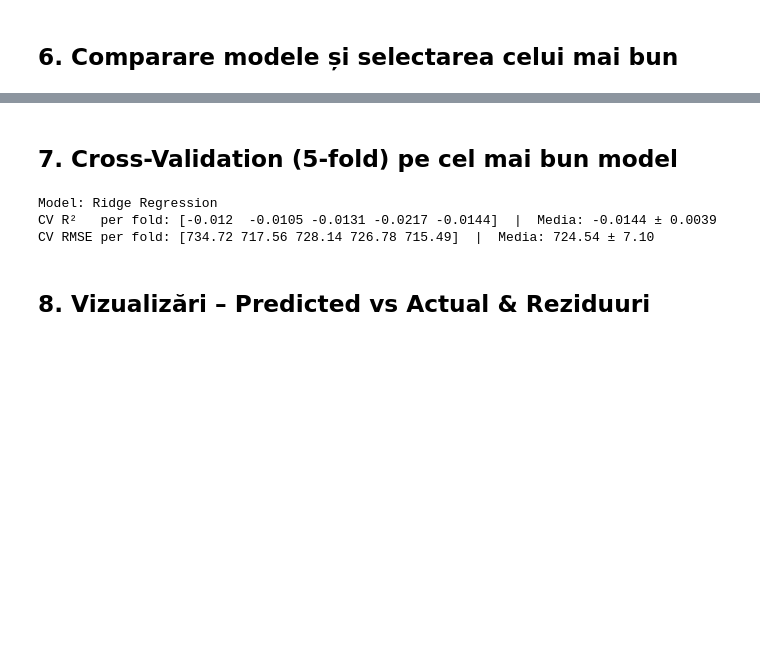
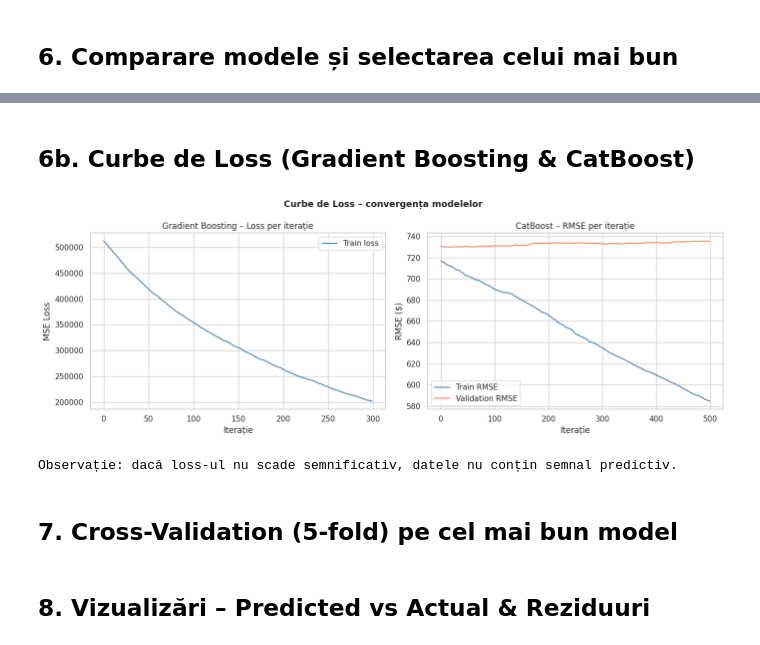
Before and after one commit to vldxndr/Hackathon-Raiffaisen, a Jupyter notebook: part1_regresie.ipynb, the cells around one changed output, grey strips where cells are left out. Saved outputs shown, nothing was run; the diff lists cells and outputs as text; code cells hidden in the pictures; blank space fills up the shorter version.

Commit message:
am adaugat cat boosting

```diff
--- a/part1_regresie.ipynb
+++ b/part1_regresie.ipynb
@@ -292,17 +338,70 @@ plt.show()
+# %% [markdown]
+## 6b. Curbe de Loss (Gradient Boosting & CatBoost)
+# %%
+fig, axes = plt.subplots(1, 2, figsize=(14, 5))
+
+# ── Gradient Boosting loss (train_score_ = deviance per iterație)
+gbr_model = trained_pipes["Gradient Boosting"]["model"]
+train_loss = gbr_model.train_score_
+axes[0].plot(train_loss, color="steelblue", lw=1.5, label="Train loss")
+axes[0].set_title("Gradient Boosting – Loss per iterație")
+axes[0].set_xlabel("Iterație")
+axes[0].set_ylabel("MSE Loss")
+axes[0].legend()
+
+# ── CatBoost loss (train + eval)
+cb_evals = catboost_model.get_evals_result()
+cb_train = cb_evals.get("learn", {}).get("RMSE", [])
+cb_eval  = cb_evals.get("validation", {}).get("RMSE", [])
+
+if cb_train:
+    axes[1].plot(cb_train, color="steelblue", lw=1.5, label="Train RMSE")
+if cb_eval:
+    axes[1].plot(cb_eval, color="coral", lw=1.5, label="Validation RMSE")
+axes[1].set_title("CatBoost – RMSE per iterație")
+axes[1].set_xlabel("Iterație")
+axes[1].set_ylabel("RMSE ($)")
+axes[1].legend()
+
+plt.suptitle("Curbe de Loss – convergența modelelor", fontsize=13, fontweight="bold")
+plt.tight_layout()
+plt.savefig("photos/loss_curves.png", dpi=120, bbox_inches="tight")
+plt.show()
+
+print("Observație: dacă loss-ul nu scade semnificativ, datele nu conțin semnal predictiv.")
+# %% [output]
+[figure, added]
+Observație: dacă loss-ul nu scade semnificativ, datele nu conțin semnal predictiv.
 # %% [markdown]
 ## 7. Cross-Validation (5-fold) pe cel mai bun model
 # %%
 kf = KFold(n_splits=5, shuffle=True, random_state=42)
-cv_r2   = cross_val_score(best_pipe, X, y, cv=kf, scoring="r2",                n_jobs=-1)
-cv_rmse = cross_val_score(best_pipe, X, y, cv=kf, scoring="neg_root_mean_squared_error", n_jobs=-1)
+
+if best_name == "CatBoost":
+    # CV manual — CatBoost nu e clonable de sklearn
+    cv_r2_list, cv_rmse_list = [], []
+    for train_idx, val_idx in kf.split(X):
+        X_tr, X_val = X.iloc[train_idx], X.iloc[val_idx]
+        y_tr, y_val = y.iloc[train_idx], y.iloc[val_idx]
+        m = CatBoostRegressor(
+            iterations=500, learning_rate=0.05, depth=6,
+            loss_function="RMSE", cat_features=cat_feature_names,
+            random_seed=42, verbose=0, train_dir=""
+        )
+        m.fit(X_tr, y_tr)
+        preds = m.predict(X_val)
+        cv_r2_list.append(r2_score(y_val, preds))
+        cv_rmse_list.append(np.sqrt(mean_squared_error(y_val, preds)))
+    cv_r2   = np.array(cv_r2_list)
+    cv_rmse = np.array(cv_rmse_list)
+else:
+    cv_r2   = cross_val_score(best_pipe, X, y, cv=kf, scoring="r2", n_jobs=-1)
+    cv_rmse = -cross_val_score(best_pipe, X, y, cv=kf,
+                               scoring="neg_root_mean_squared_error", n_jobs=-1)
 
 print(f"Model: {best_name}")
 print(f"CV R²   per fold: {cv_r2.round(4)}  |  Media: {cv_r2.mean():.4f} ± {cv_r2.std():.4f}")
-print(f"CV RMSE per fold: {(-cv_rmse).round(2)}  |  Media: {(-cv_rmse).mean():.2f} ± {(-cv_rmse).std():.2f}")
+print(f"CV RMSE per fold: {cv_rmse.round(2)}  |  Media: {cv_rmse.mean():.2f} ± {cv_rmse.std():.2f}")
-# %% [output]
-Model: Ridge Regression
-CV R²   per fold: [-0.012  -0.0105 -0.0131 -0.0217 -0.0144]  |  Media: -0.0144 ± 0.0039
-CV RMSE per fold: [734.72 717.56 728.14 726.78 715.49]  |  Media: 724.54 ± 7.10
 # %% [markdown]
 ## 8. Vizualizări – Predicted vs Actual & Reziduuri
 # %%
```
Also changed, not shown: parts of 13 cells of this notebook.
